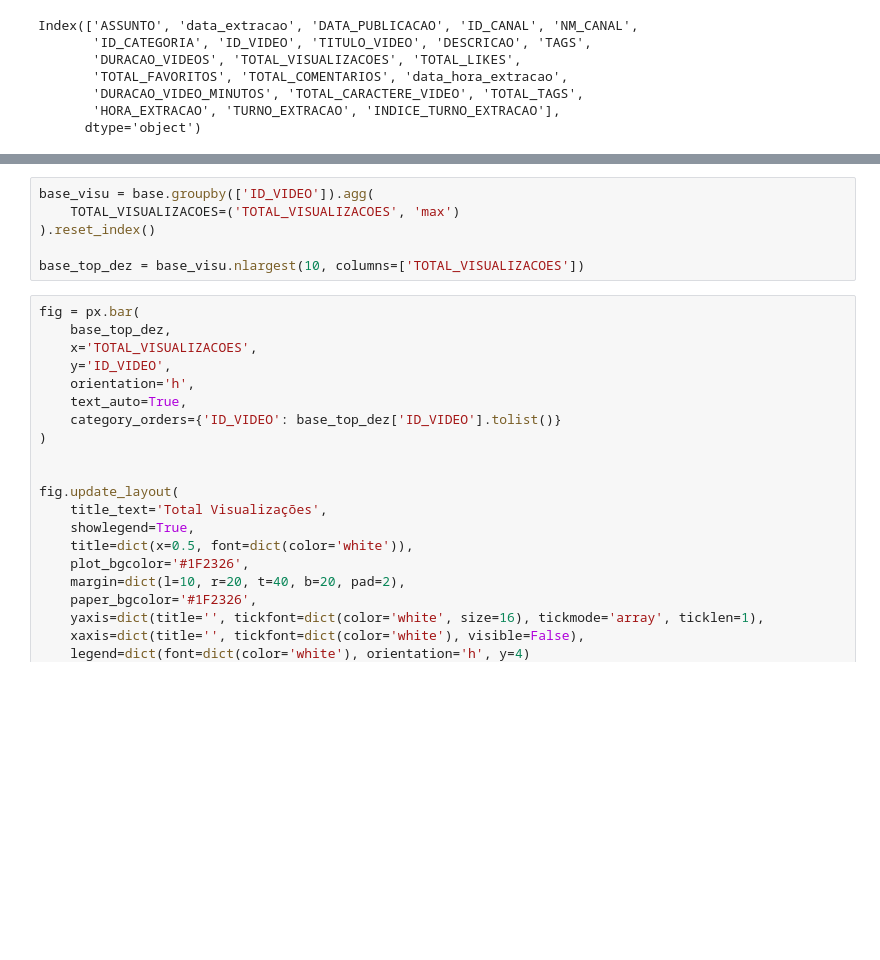
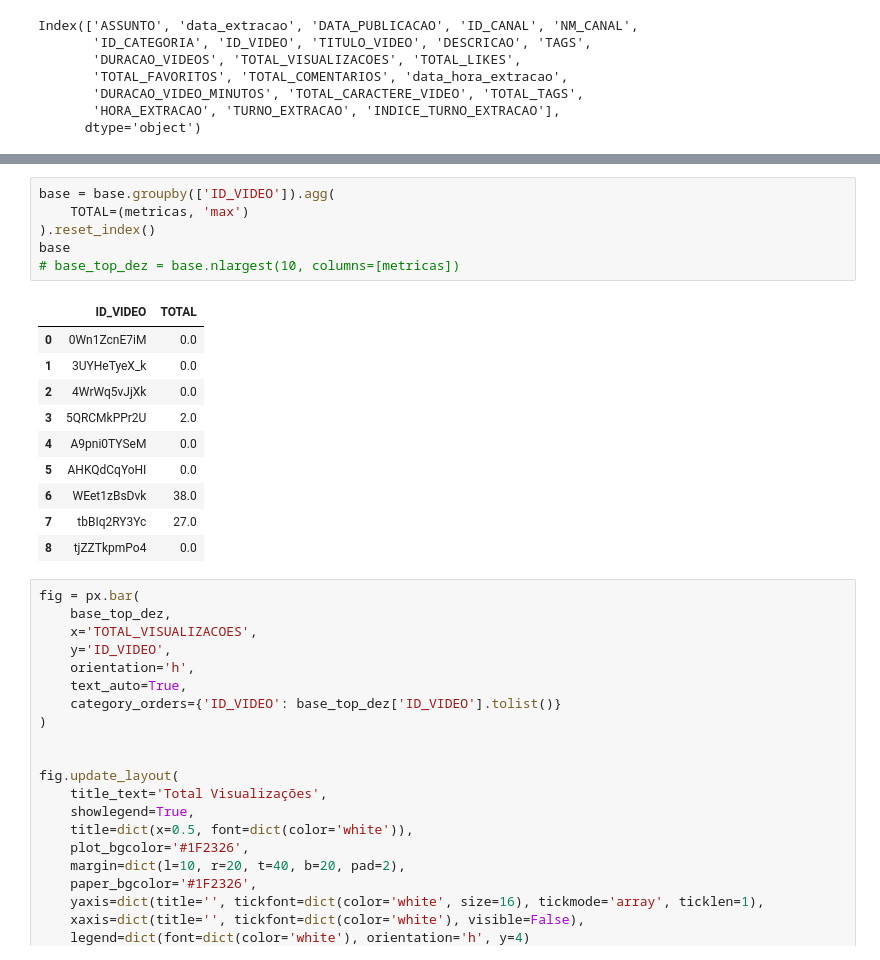
Before and after one commit to rodrigorocha1/analise_dados_youtube, a Jupyter notebook: notebooks_v2/visualizacoes.ipynb, the cells around one changed output, grey strips where cells are left out. Saved outputs shown, nothing was run; the diff lists cells and outputs as text; blank space fills up the shorter version.

```diff
--- a/notebooks_v2/visualizacoes.ipynb
+++ b/notebooks_v2/visualizacoes.ipynb
@@ -448,11 +448,22 @@ base
 | 12042 | 2024-01-17 | assunto_cities_skylines | AHKQdCqYoHI | 0.0 | Noite | 3 |
 | 12043 | 2024-01-17 | assunto_cities_skylines | 4WrWq5vJjXk | 0.0 | Noite | 3 |
 # %%
-base_visu = base.groupby(['ID_VIDEO']).agg(
-    TOTAL_VISUALIZACOES=('TOTAL_VISUALIZACOES', 'max')
+base = base.groupby(['ID_VIDEO']).agg(
+    TOTAL=(metricas, 'max')
 ).reset_index()
-
-base_top_dez = base_visu.nlargest(10, columns=['TOTAL_VISUALIZACOES'])
+base
+# base_top_dez = base.nlargest(10, columns=[metricas])
+# %% [output]
+|  | ID_VIDEO | TOTAL |
+| 0 | 0Wn1ZcnE7iM | 0.0 |
+| 1 | 3UYHeTyeX_k | 0.0 |
+| 2 | 4WrWq5vJjXk | 0.0 |
+| 3 | 5QRCMkPPr2U | 2.0 |
+| 4 | A9pni0TYSeM | 0.0 |
+| 5 | AHKQdCqYoHI | 0.0 |
+| 6 | WEet1zBsDvk | 38.0 |
+| 7 | tbBIq2RY3Yc | 27.0 |
+| 8 | tjZZTkpmPo4 | 0.0 |
 # %%
 fig = px.bar(
     base_top_dez,
```
Also changed, not shown: parts of 1 cell of this notebook, 3 other files.
